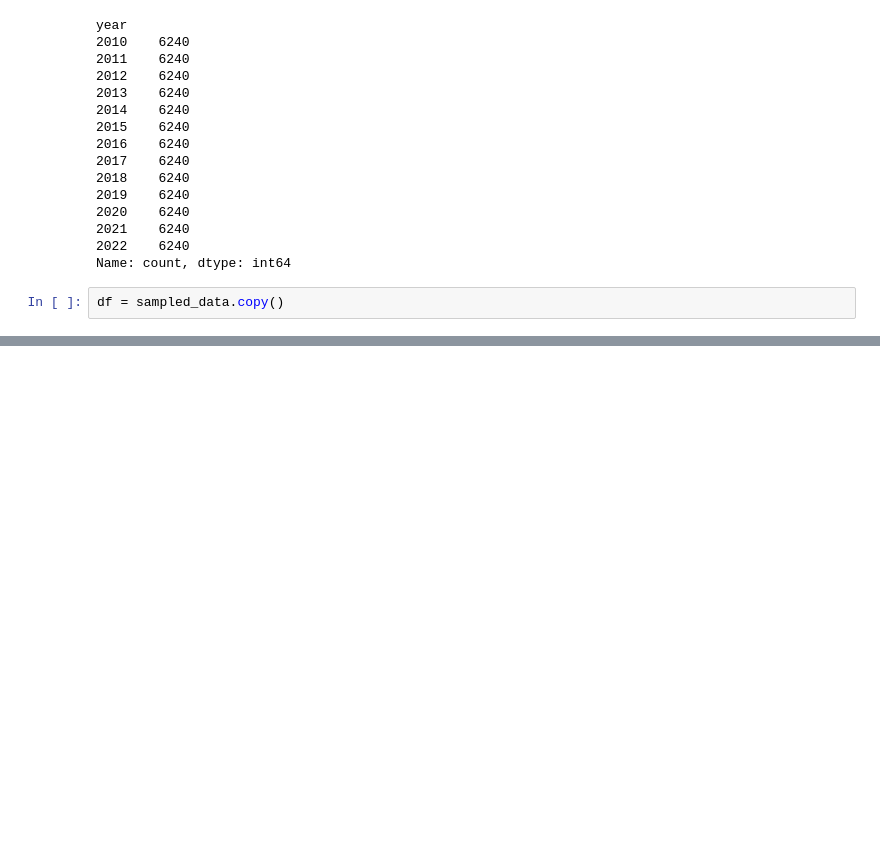
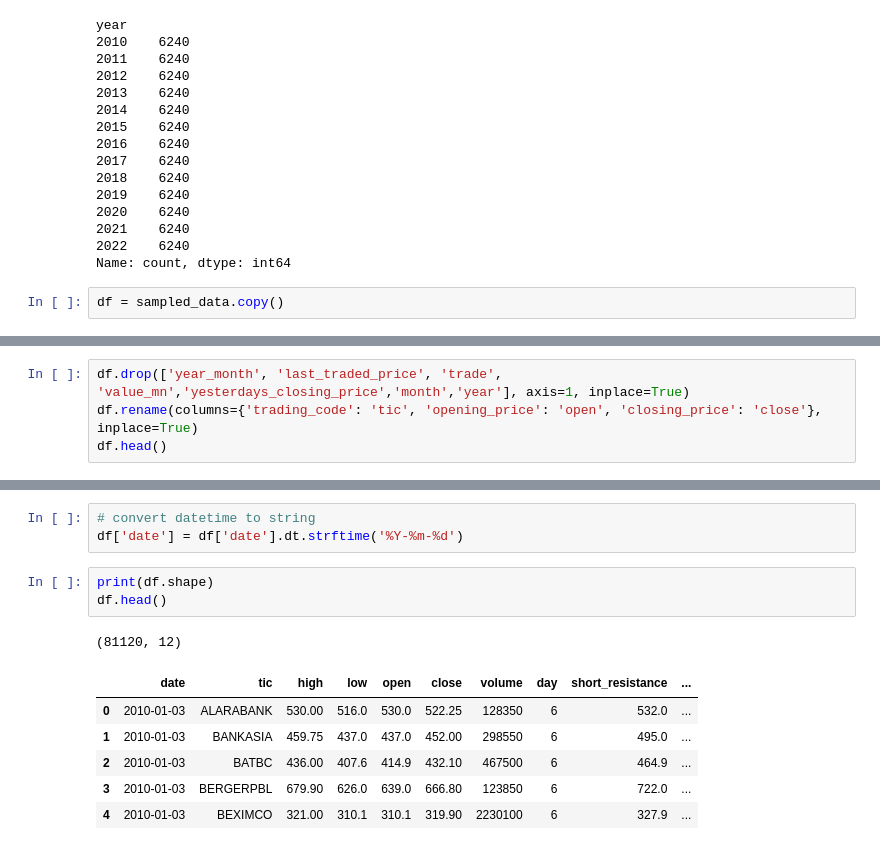
Before and after one commit to niananto/Stock-Trader, a Jupyter notebook: kaggle_data_insepection.ipynb, the cells around one changed output, grey strips where cells are left out. Cells and saved outputs as stored; diff of their text form; blank space fills up the shorter version.

```diff
--- a/kaggle_data_insepection.ipynb
+++ b/kaggle_data_insepection.ipynb
@@ -310,0 +362,4 @@ df = sampled_data.copy()
+# %%
+df.drop(['year_month', 'last_traded_price', 'trade', 'value_mn','yesterdays_closing_price','month','year'], axis=1, inplace=True)
+df.rename(columns={'trading_code': 'tic', 'opening_price': 'open', 'closing_price': 'close'}, inplace=True)
+df.head()
@@ -310,0 +397,14 @@ df = sampled_data.copy()
+# %%
+# convert datetime to string
+df['date'] = df['date'].dt.strftime('%Y-%m-%d')
+# %%
+print(df.shape)
+df.head()
+# %% [output]
+(81120, 12)
+|  | date | tic | high | low | open | close | volume | day | short_resistance | ... |
+| 0 | 2010-01-03 | ALARABANK | 530.00 | 516.0 | 530.0 | 522.25 | 128350 | 6 | 532.0 | ... |
+| 1 | 2010-01-03 | BANKASIA | 459.75 | 437.0 | 437.0 | 452.00 | 298550 | 6 | 495.0 | ... |
+| 2 | 2010-01-03 | BATBC | 436.00 | 407.6 | 414.9 | 432.10 | 467500 | 6 | 464.9 | ... |
+| 3 | 2010-01-03 | BERGERPBL | 679.90 | 626.0 | 639.0 | 666.80 | 123850 | 6 | 722.0 | ... |
+| 4 | 2010-01-03 | BEXIMCO | 321.00 | 310.1 | 310.1 | 319.90 | 2230100 | 6 | 327.9 | ... |
```
Also changed, not shown: parts of 50 cells of this notebook, 1 other file.
